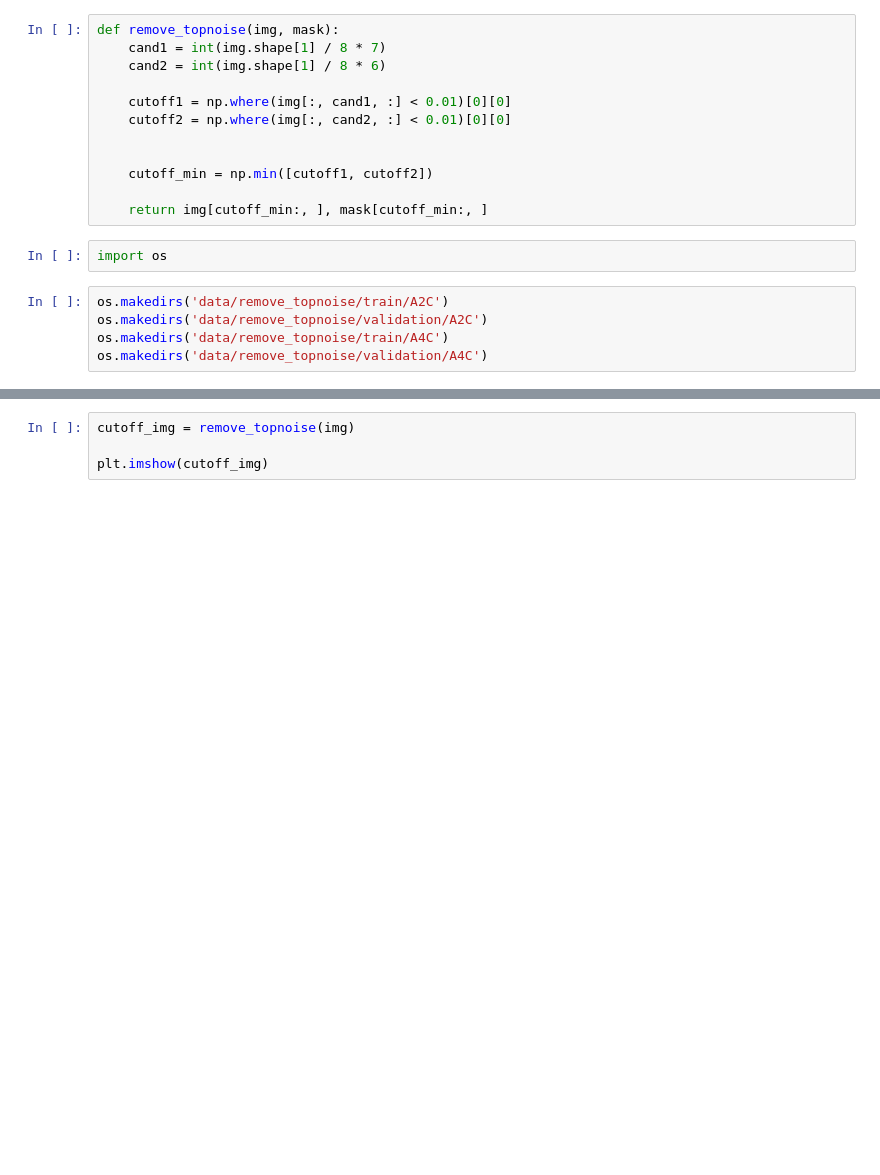
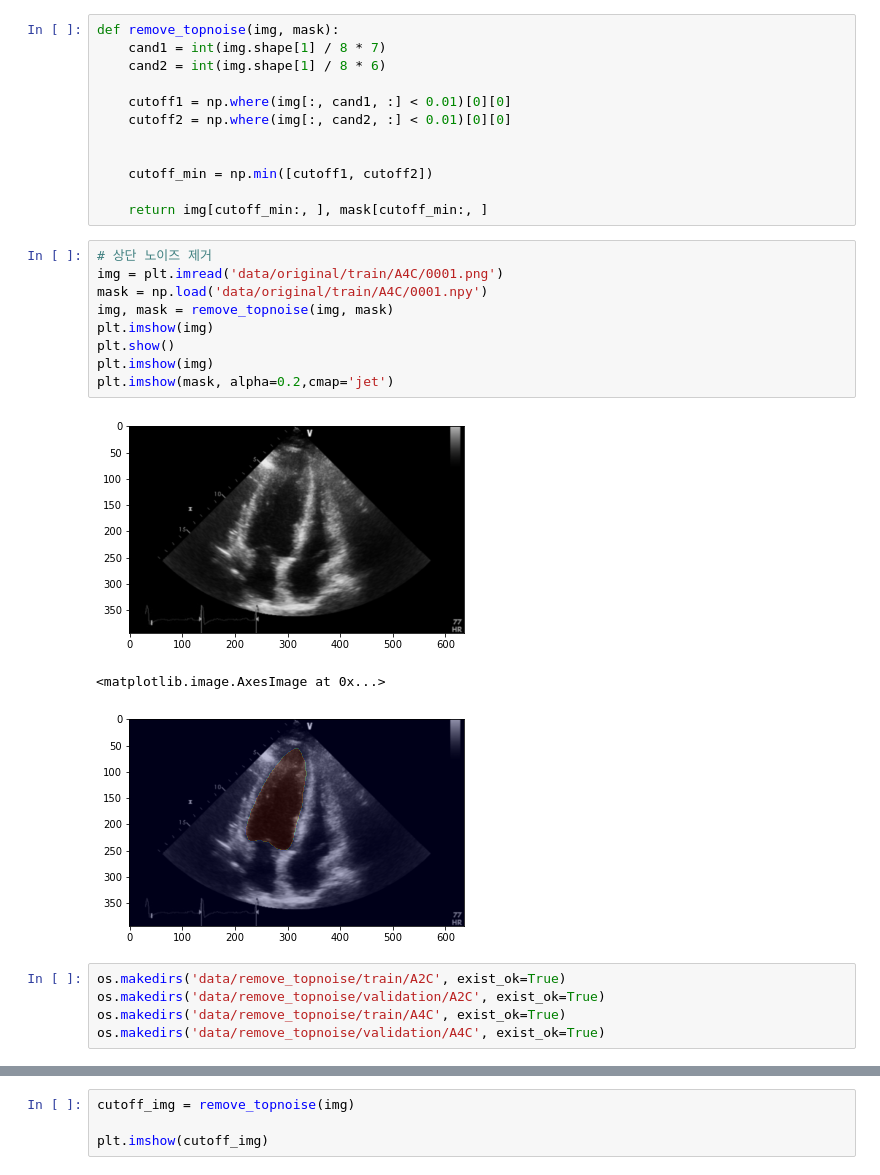
Before and after one commit to DMkelllog/Heart_Disease_Datathon_2021, a Jupyter notebook: data_info.ipynb, the cells around one changed output, grey strips where cells are left out. Cells and saved outputs as stored; diff of their text form; blank space fills up the shorter version.

```diff
--- a/data_info.ipynb
+++ b/data_info.ipynb
@@ -47,12 +26,23 @@ def remove_topnoise(img, mask):
     cutoff_min = np.min([cutoff1, cutoff2])
 
     return img[cutoff_min:, ], mask[cutoff_min:, ]
-# %%
-import os
+# %%
+# 상단 노이즈 제거
+img = plt.imread('data/original/train/A4C/0001.png')
+mask = np.load('data/original/train/A4C/0001.npy')
+img, mask = remove_topnoise(img, mask)
+plt.imshow(img)
+plt.show()
+plt.imshow(img)
+plt.imshow(mask, alpha=0.2,cmap='jet')
+# %% [output]
+[figure, added]
+<matplotlib.image.AxesImage at 0x...>
+[figure, added]
 # %%
-os.makedirs('data/remove_topnoise/train/A2C')
-os.makedirs('data/remove_topnoise/validation/A2C')
-os.makedirs('data/remove_topnoise/train/A4C')
-os.makedirs('data/remove_topnoise/validation/A4C')
+os.makedirs('data/remove_topnoise/train/A2C', exist_ok=True)
+os.makedirs('data/remove_topnoise/validation/A2C', exist_ok=True)
+os.makedirs('data/remove_topnoise/train/A4C', exist_ok=True)
+os.makedirs('data/remove_topnoise/validation/A4C', exist_ok=True)
 # %%
 for mode in ['train', 'validation']:
```
Also changed, not shown: parts of 7 cells of this notebook.
